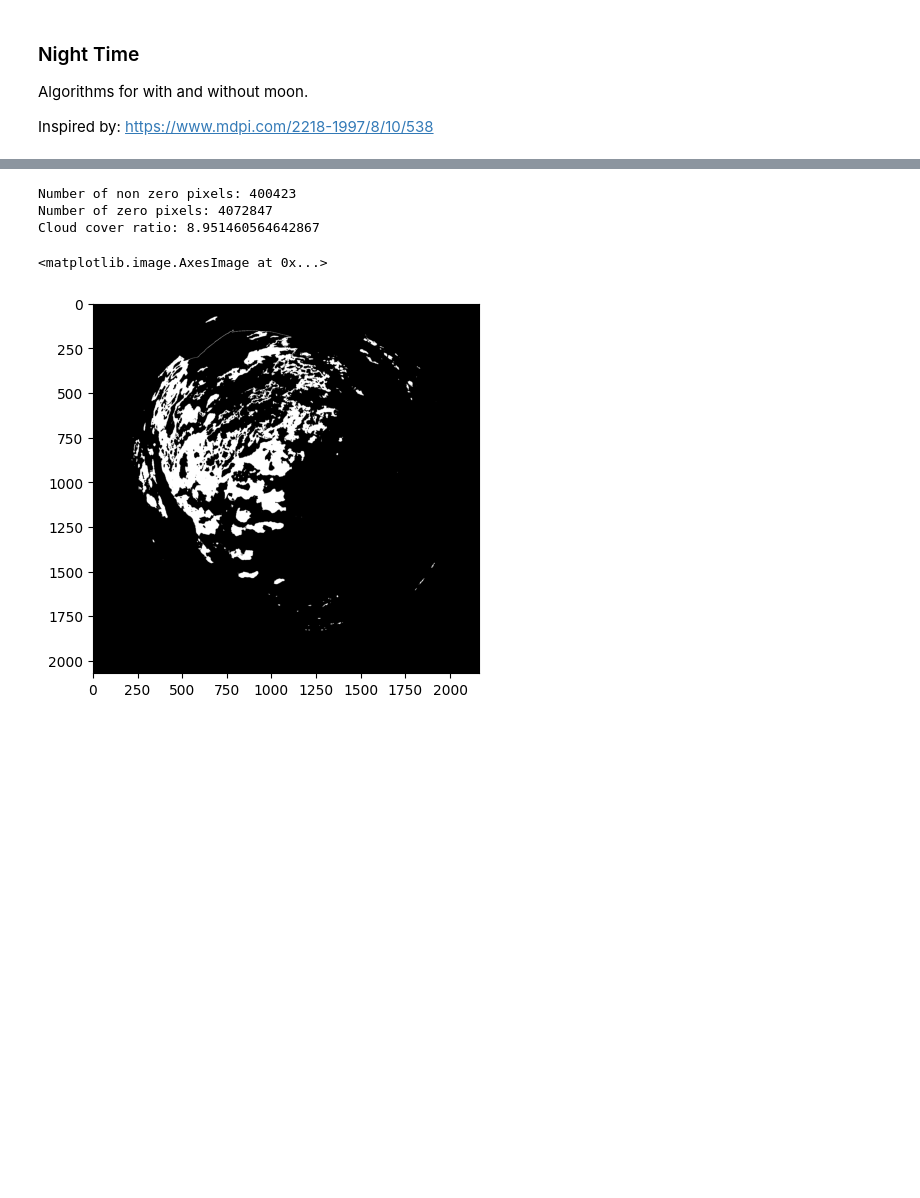
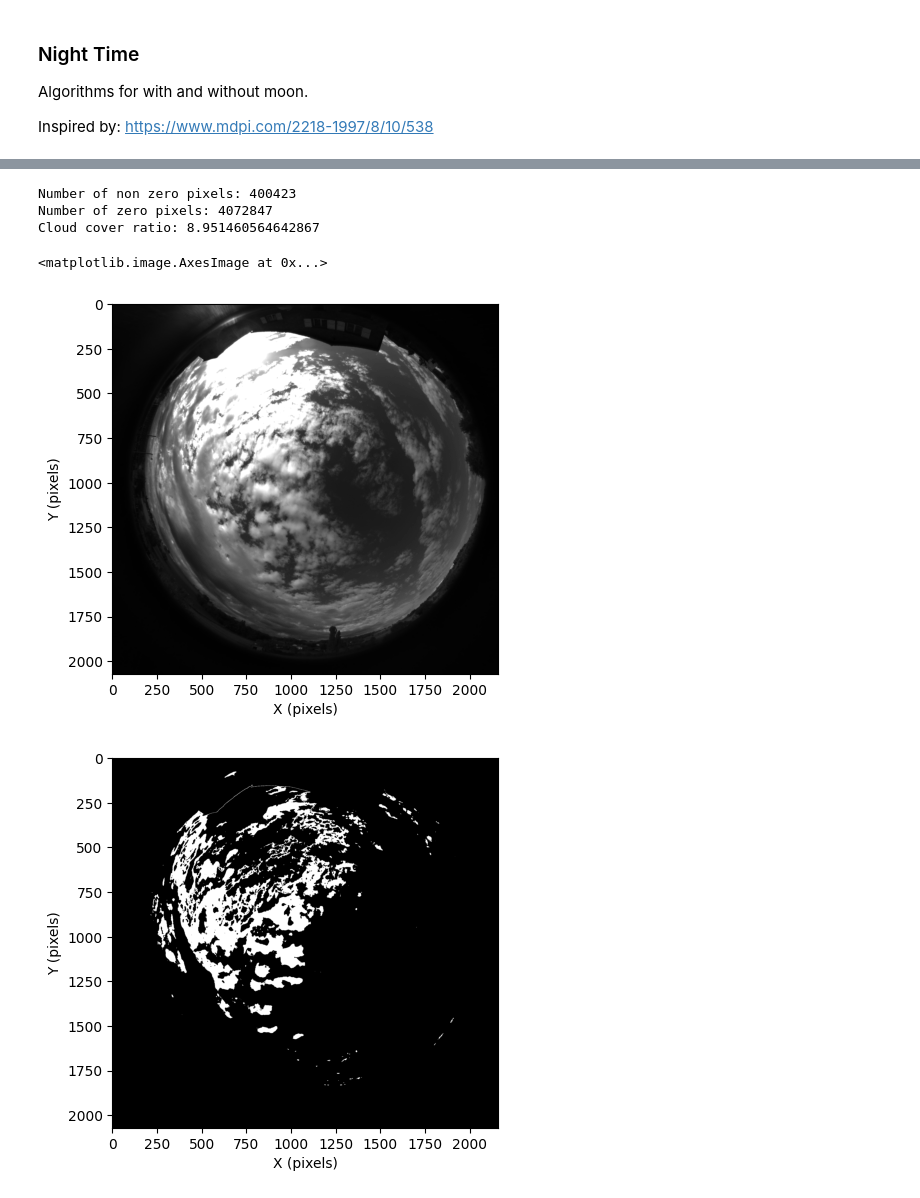
Before and after one commit to jdmaudio/cloud-cover-estimation, a Jupyter notebook: CloudCover.ipynb, the cells around one changed output, grey strips where cells are left out. Cells and saved outputs as stored; diff of their text form; code cells hidden in the pictures; blank space fills up the shorter version.

```diff
--- a/CloudCover.ipynb
+++ b/CloudCover.ipynb
@@ -138,6 +147,11 @@ Number of zero pixels: 3953026
 file = 'frames\\night_cloud.jpg'
 image = cv2.imread(file, 0)
 stacked_img = np.stack((image,)*3, axis=-1)
+
+plt.figure()
+plt.xlabel('X (pixels)')
+plt.ylabel('Y (pixels)')
+plt.imshow(image, cmap='gray')
 
 # Invert the image
 inverted_image = cv2.bitwise_not(stacked_img)
@@ -154,34 +168,37 @@ b = 1.164 * (b - 16) + 2.017 * (b - 128)
 maximum = np.maximum(np.maximum(b, g), r)
 minimum = np.minimum(np.minimum(b, g), r)
 
 # Feature image
 f = (maximum - minimum) / maximum
 f = f.astype('uint8')
 
 otsu_threshold, image_result = cv2.threshold(
     f, 0, 255, cv2.THRESH_BINARY + cv2.THRESH_OTSU,
 )
 
 N_Cloud = np.count_nonzero(image_result)
 print(f'Number of non zero pixels: {N_Cloud}')
 
 # Count the number of zero pixels in the masked image
 N_Sky = np.count_nonzero(image_result == 0)
 print(f'Number of zero pixels: {N_Sky}')
 
 # Cloud cover ratio
 ccr = (N_Cloud / (N_Cloud + N_Sky)) * 100
 print(f'Cloud cover ratio: {ccr}')
 
 # Plot the segmentation map
 plt.figure()
+plt.xlabel('X (pixels)')
+plt.ylabel('Y (pixels)')
 plt.imshow(f, cmap='gray')
 # %% [output]
 Number of non zero pixels: 400423
 Number of zero pixels: 4072847
 Cloud cover ratio: 8.951460564642867
 <matplotlib.image.AxesImage at 0x...>
-[figure, old version]
+[figure, new version]
+[figure, added]
 # %%
 # Solar mask
 # mask = np.zeros((height, width), dtype=np.uint8)
```
Also changed, not shown: parts of 1 cell of this notebook.
